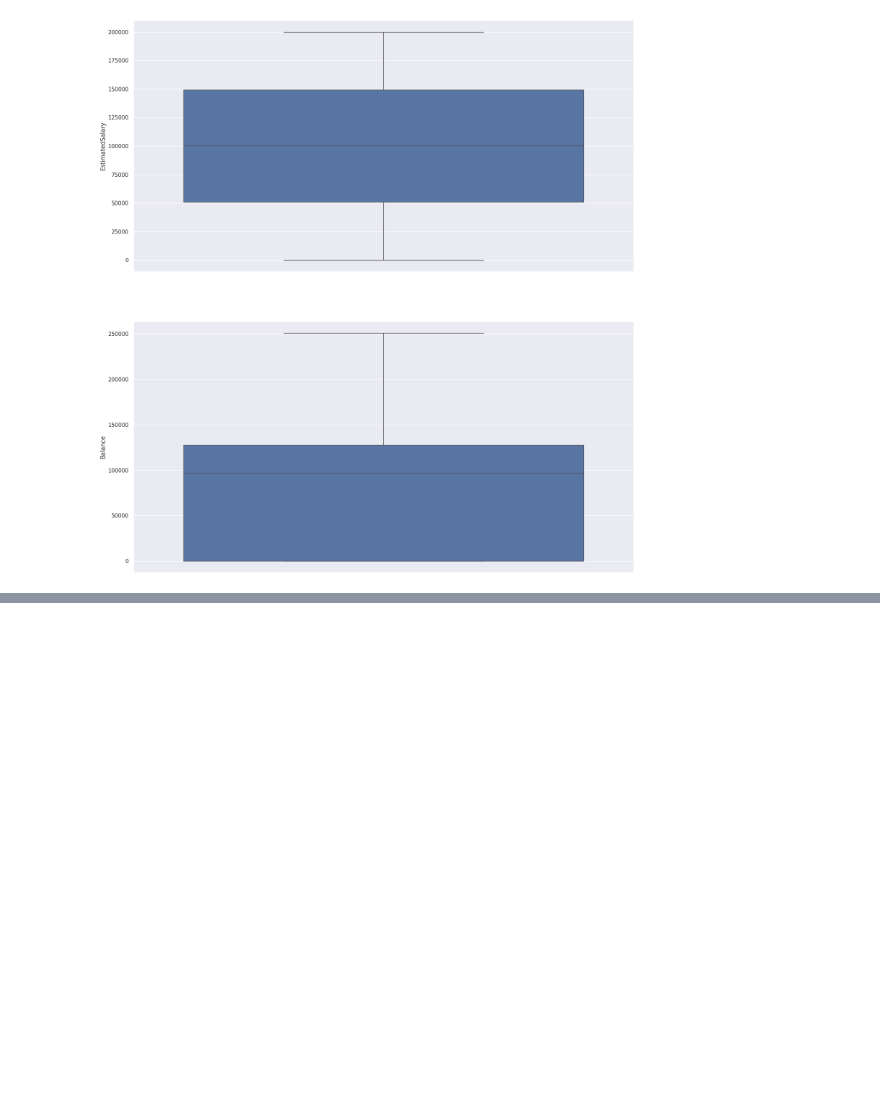
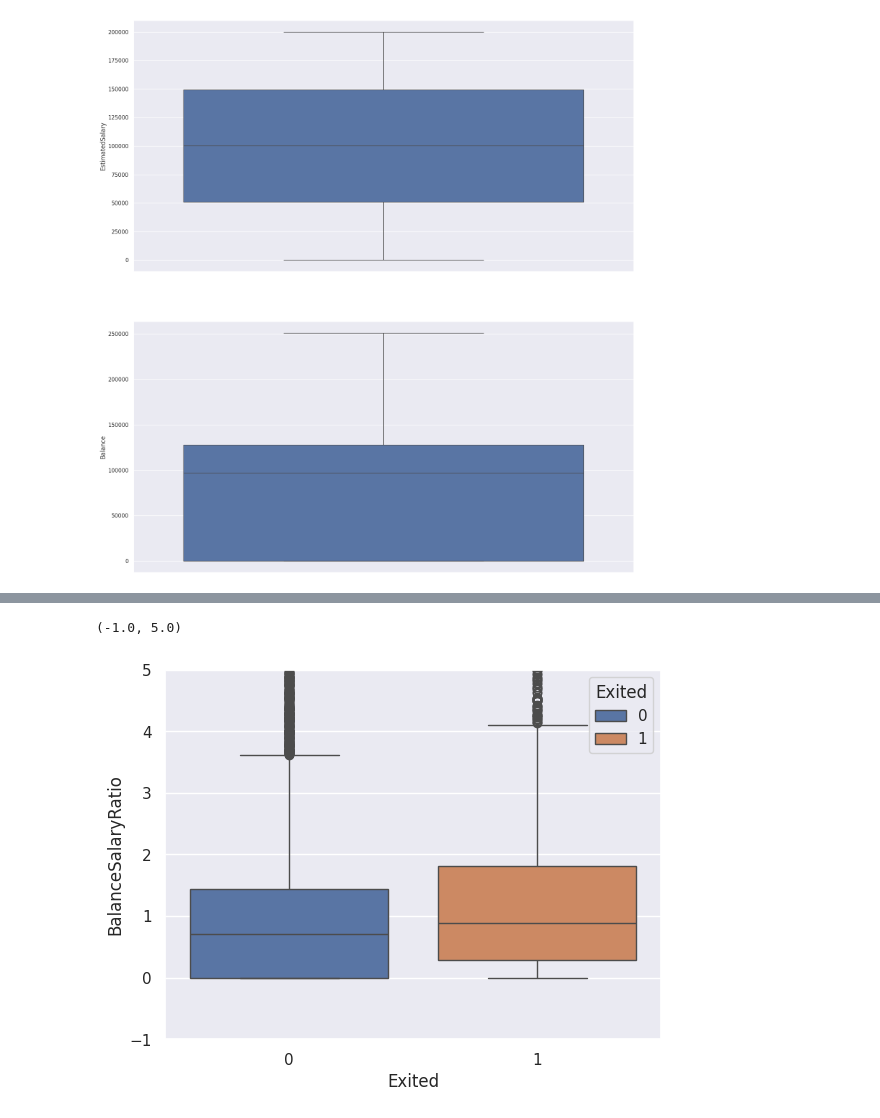
Before and after one commit to trishashukla1021/afame-technologies, a Jupyter notebook: customer_churn_prediction_task.ipynb, the cells around one changed output, grey strips where cells are left out. Saved outputs shown, nothing was run; the diff lists cells and outputs as text; code cells hidden in the pictures; blank space fills up the shorter version.

```diff
--- a/customer_churn_prediction_task.ipynb
+++ b/customer_churn_prediction_task.ipynb
@@ -150,0 +211,8 @@ plt.show()
+# %%
+# 1st Attribute - Balance Salary Ratio
+df['BalanceSalaryRatio'] = df.Balance/df.EstimatedSalary
+sns.boxplot(y='BalanceSalaryRatio',x = 'Exited', hue = 'Exited',data = df)
+plt.ylim(-1, 5)
+# %% [output]
+(-1.0, 5.0)
+[figure, added]
```
Also changed, not shown: parts of 16 cells of this notebook.
